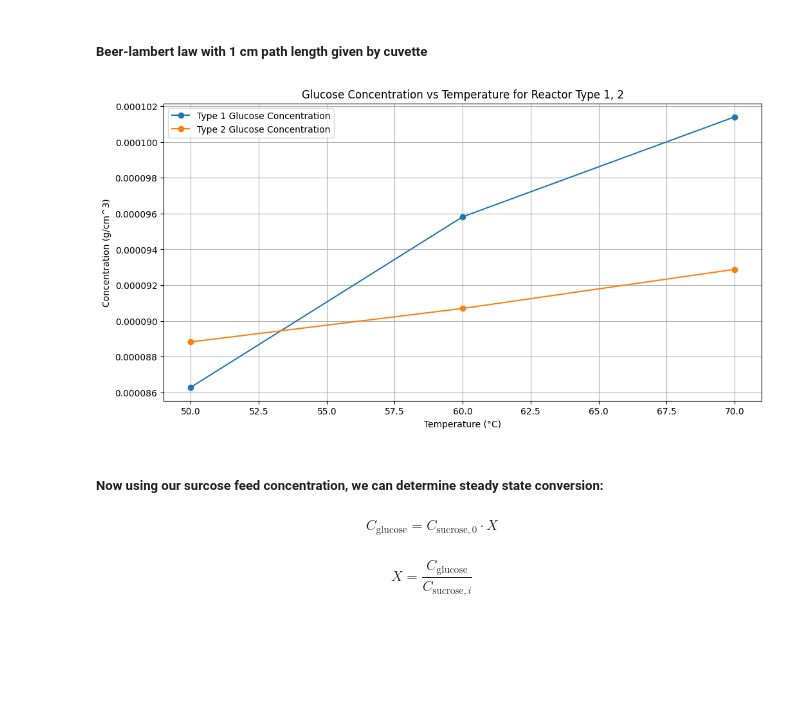
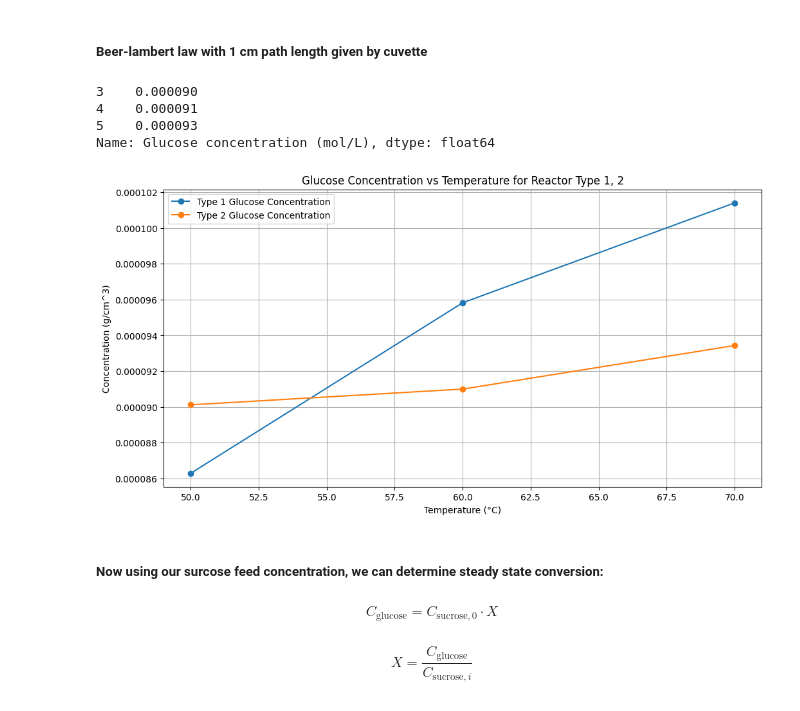
Before and after one commit to rahilisashaik/cbe154, a Jupyter notebook: sucrose-inversion-kinetics/data-analysis.ipynb, the cells around one changed output. Drawn from its saved outputs; the diff is of its cells as text; code cells hidden in the pictures; blank space fills up the shorter version.

```diff
--- a/sucrose-inversion-kinetics/data-analysis.ipynb
+++ b/sucrose-inversion-kinetics/data-analysis.ipynb
@@ -92,0 +107,3 @@ df_grouped
+# %%
+df_recent = df_res.query("Sample == 3").reset_index()
+df_recent
@@ -107,20 +132,27 @@ df_stand
 ##### Beer-lambert law with 1 cm path length given by cuvette
 # %%
 path_length = 1 # cm
-df_grouped["Glucose concentration (mol/L)"] = df_grouped["Absorbance adjusted meaned"] / (avg_molar_absorptivity * path_length)
+df_recent["Glucose concentration (mol/L)"] = df_recent["Absorbance adjusted"] / (avg_molar_absorptivity * path_length)
+# %%
+df_recent.query("Type == 2")["Glucose concentration (mol/L)"]
+# %% [output]
+3    0.000090
+4    0.000091
+5    0.000093
+Name: Glucose concentration (mol/L), dtype: float64
 # %%
 plt.figure(figsize=(12,6))
-plt.plot(df_grouped.query("Type == 1")["Temperature"], df_grouped.query("Type == 1")["Glucose concentration (mol/L)"], label = "Type 1 Glucose Concentration", marker= "o")
-plt.plot(df_grouped.query("Type == 2")["Temperature"], df_grouped.query("Type == 2")["Glucose concentration (mol/L)"], label = "Type 2 Glucose Concentration", marker= "o")
+plt.plot(df_recent.query("Type == 1")["Temperature"], df_recent.query("Type == 1")["Glucose concentration (mol/L)"], label = "Type 1 Glucose Concentration", marker= "o")
+plt.plot(df_recent.query("Type == 2")["Temperature"], df_recent.query("Type == 2")["Glucose concentration (mol/L)"], label = "Type 2 Glucose Concentration", marker= "o")
 plt.xlabel("Temperature (°C)")
 plt.ylabel("Concentration (g/cm^3)")
 plt.title("Glucose Concentration vs Temperature for Reactor Type 1, 2")
 plt.legend()
 plt.grid()
 
 plt.show()
 # %% [output]
-[figure, old version]
+[figure, new version]
 # %% [markdown]
 ##### Now using our surcose feed concentration, we can determine steady state conversion:
 ##### $$C_{\text{glucose}} = C_{\text{sucrose},0} \cdot X$$
```
Also changed, not shown: parts of 13 cells of this notebook.
